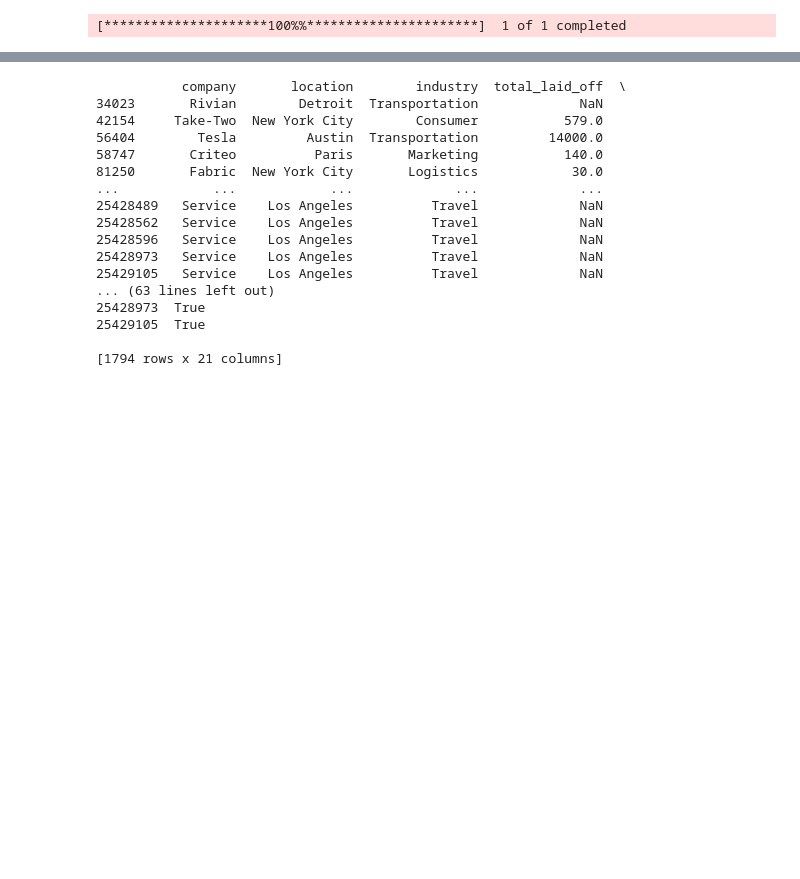
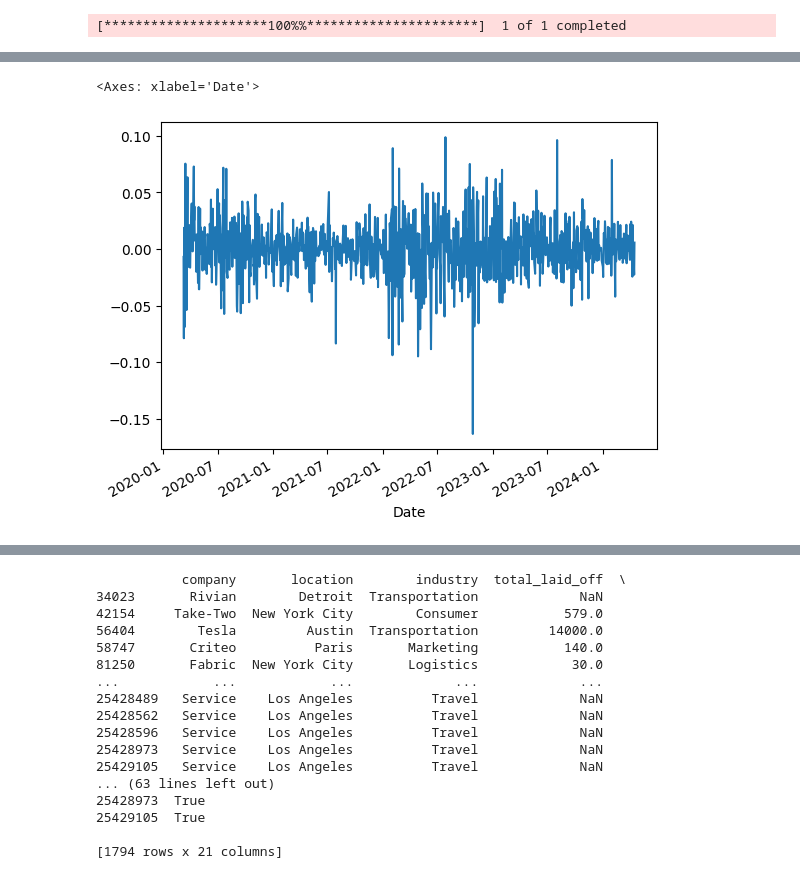
Before and after one commit to shwaylay/CMSC828A_Final_Proj, a Jupyter notebook: datasets/try_yfinance.ipynb, the cells around one changed output, grey strips where cells are left out. Drawn from its saved outputs; the diff is of its cells as text; code cells hidden in the pictures; blank space fills up the shorter version.

```diff
--- a/datasets/try_yfinance.ipynb
+++ b/datasets/try_yfinance.ipynb
@@ -9,0 +24,5 @@ pdr.get_data_yahoo("AMZN", start="2020-03-10", end="2024-04-18").to_csv("amazon_
+# %%
+((df["Open"].shift(-1) - df['Open']) / df['Open'].shift(-1)).plot()
+# %% [output]
+<Axes: xlabel='Date'>
+[figure, added]
```
Also changed, not shown: parts of 19 cells of this notebook, 8 other files.
